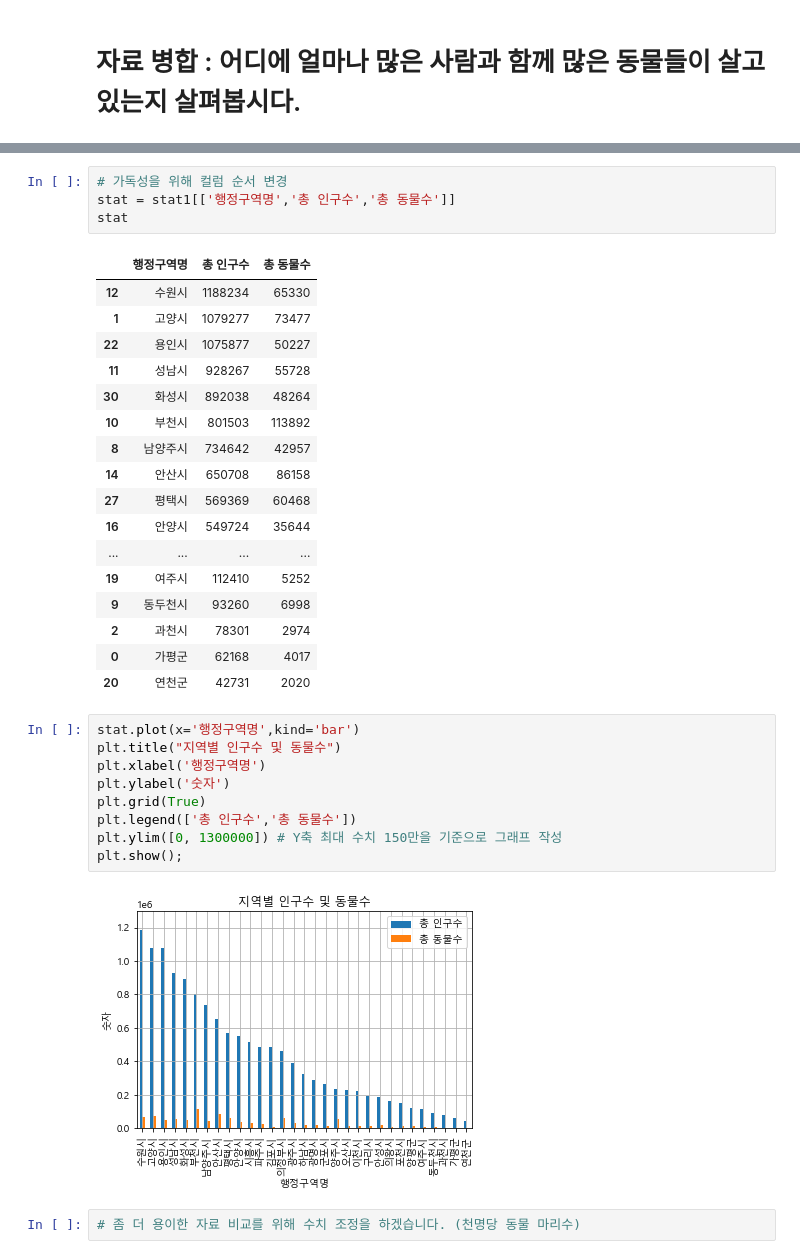
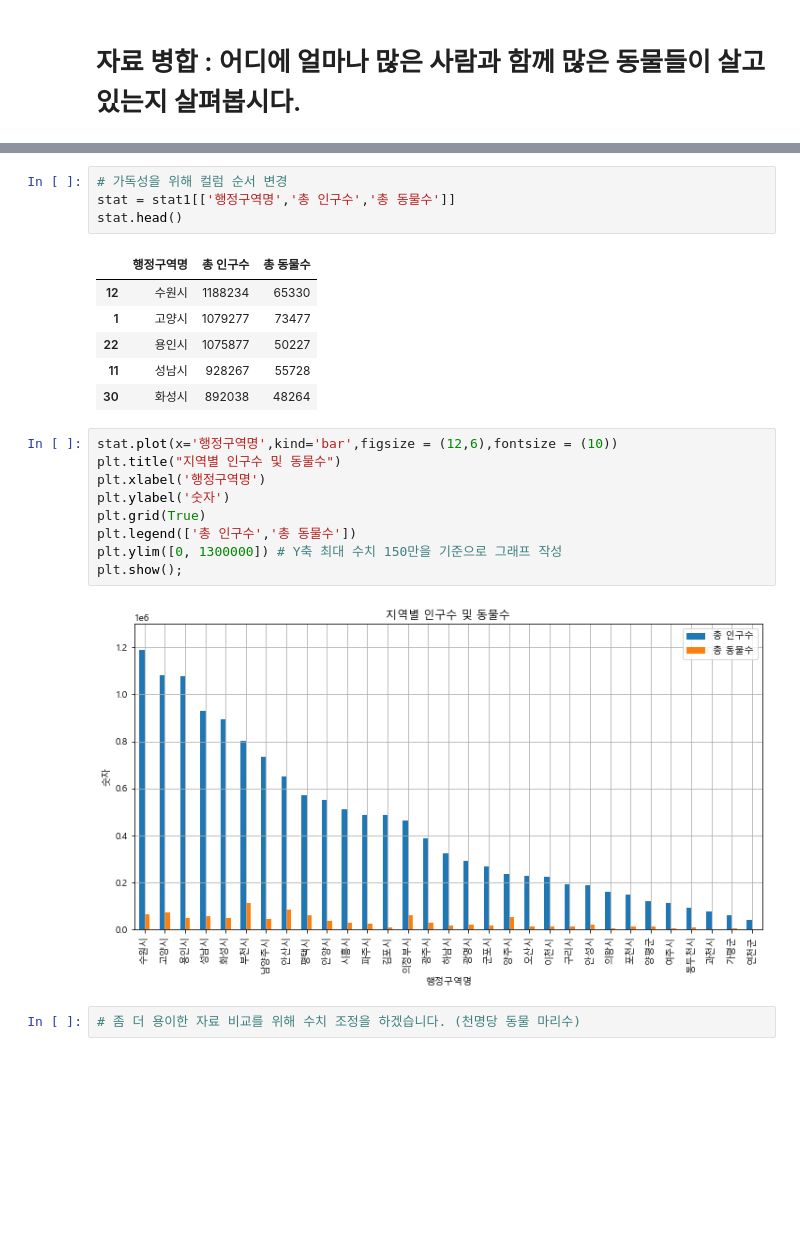
Before and after one commit to doksan-tech/project_pet, a Jupyter notebook: 경기도 반려동물.ipynb, the cells around one changed output, grey strips where cells are left out. Saved outputs shown, nothing was run; the diff lists cells and outputs as text; blank space fills up the shorter version.

```diff
--- a/경기도 반려동물.ipynb
+++ b/경기도 반려동물.ipynb
@@ -274,7 +210,7 @@ stat1
 # %%
 # 가독성을 위해 컬럼 순서 변경
 stat = stat1[['행정구역명','총 인구수','총 동물수']]
-stat
+stat.head()
 # %% [output]
 |  | 행정구역명 | 총 인구수 | 총 동물수 |
 | 12 | 수원시 | 1188234 | 65330 |
@@ -282,28 +218,17 @@ stat
 | 22 | 용인시 | 1075877 | 50227 |
 | 11 | 성남시 | 928267 | 55728 |
 | 30 | 화성시 | 892038 | 48264 |
-| 10 | 부천시 | 801503 | 113892 |
-| 8 | 남양주시 | 734642 | 42957 |
-| 14 | 안산시 | 650708 | 86158 |
-| 27 | 평택시 | 569369 | 60468 |
-| 16 | 안양시 | 549724 | 35644 |
-| ... | ... | ... | ... |
-| 19 | 여주시 | 112410 | 5252 |
-| 9 | 동두천시 | 93260 | 6998 |
-| 2 | 과천시 | 78301 | 2974 |
-| 0 | 가평군 | 62168 | 4017 |
-| 20 | 연천군 | 42731 | 2020 |
 # %%
-stat.plot(x='행정구역명',kind='bar')
+stat.plot(x='행정구역명',kind='bar',figsize = (12,6),fontsize = (10))
 plt.title("지역별 인구수 및 동물수")
 plt.xlabel('행정구역명')
 plt.ylabel('숫자')
 plt.grid(True)
 plt.legend(['총 인구수','총 동물수'])
 plt.ylim([0, 1300000]) # Y축 최대 수치 150만을 기준으로 그래프 작성
 plt.show();
 # %% [output]
-[figure, old version]
+[figure, new version]
 # %%
 # 좀 더 용이한 자료 비교를 위해 수치 조정을 하겠습니다. (천명당 동물 마리수)
 # %%
```
Also changed, not shown: parts of 17 cells of this notebook.
